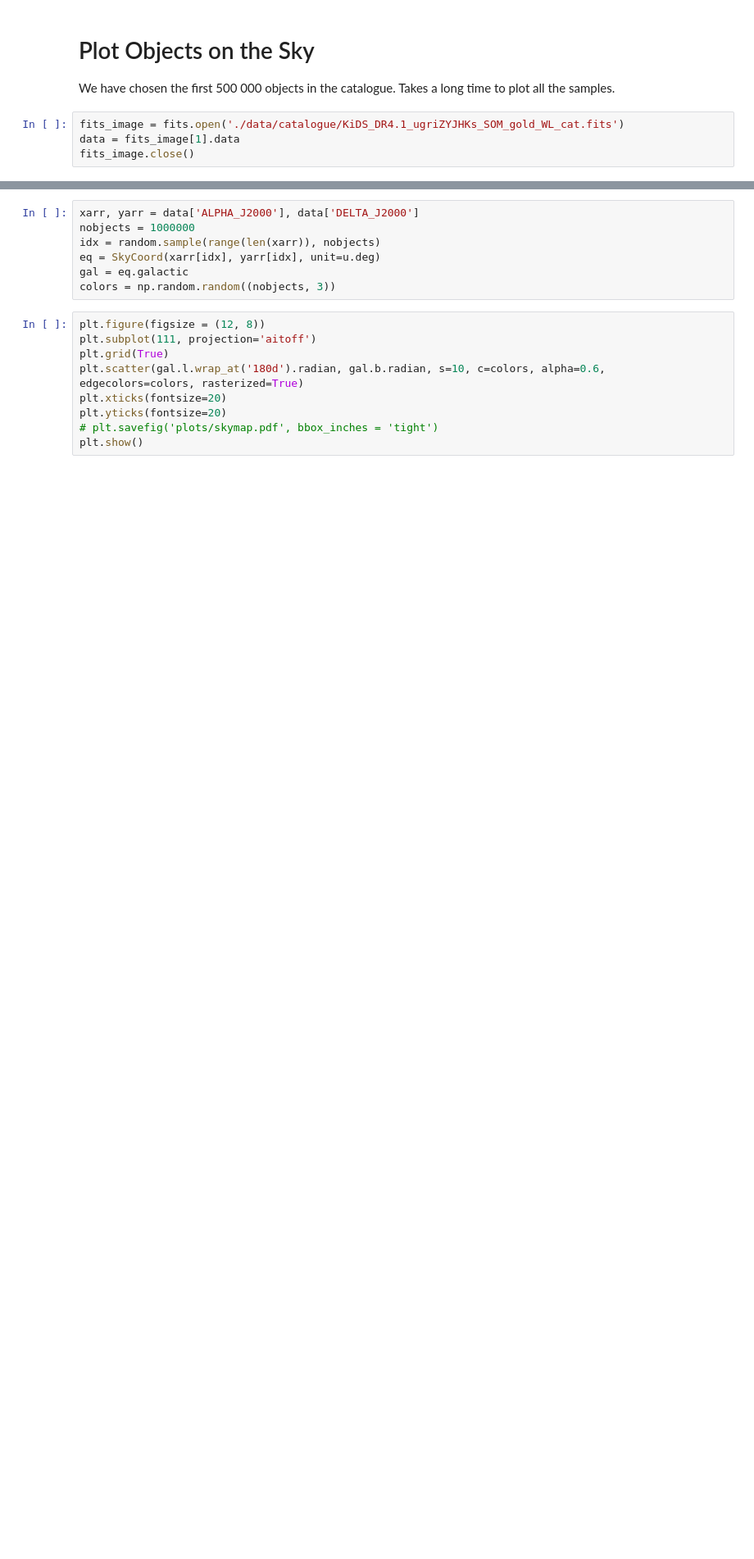
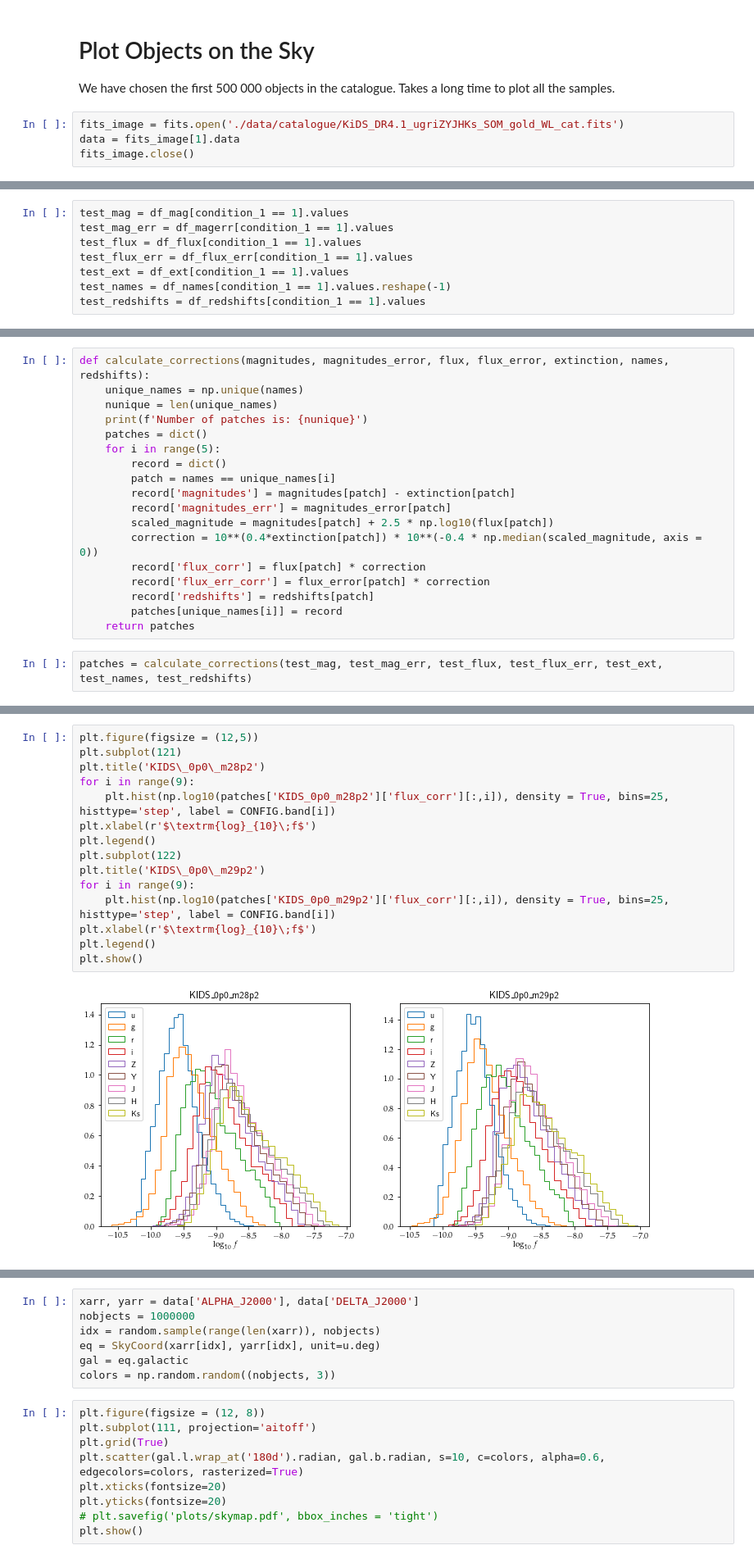
Before and after one commit to Harry45/BHM-nz, a Jupyter notebook: bhm/playground.ipynb, the cells around one changed output, grey strips where cells are left out. Shown at 82% size. Cells and saved outputs as stored; diff of their text form; blank space fills up the shorter version.

```diff
--- a/bhm/playground.ipynb
+++ b/bhm/playground.ipynb
@@ -119,0 +240,8 @@ array(['EXTINCTION_u', 'EXTINCTION_g', 'EXTINCTION_r', 'EXTINCTION_i',
+# %%
+test_mag = df_mag[condition_1 == 1].values
+test_mag_err = df_magerr[condition_1 == 1].values
+test_flux = df_flux[condition_1 == 1].values
+test_flux_err = df_flux_err[condition_1 == 1].values
+test_ext = df_ext[condition_1 == 1].values
+test_names = df_names[condition_1 == 1].values.reshape(-1)
+test_redshifts = df_redshifts[condition_1 == 1].values
@@ -119,0 +260,20 @@ array(['EXTINCTION_u', 'EXTINCTION_g', 'EXTINCTION_r', 'EXTINCTION_i',
+# %%
+def calculate_corrections(magnitudes, magnitudes_error, flux, flux_error, extinction, names, redshifts):
+    unique_names = np.unique(names)
+    nunique = len(unique_names)
+    print(f'Number of patches is: {nunique}')
+    patches = dict()
+    for i in range(5):
+        record = dict()
+        patch = names == unique_names[i]
+        record['magnitudes'] = magnitudes[patch] - extinction[patch]
+        record['magnitudes_err'] = magnitudes_error[patch]
+        scaled_magnitude = magnitudes[patch] + 2.5 * np.log10(flux[patch])
+        correction = 10**(0.4*extinction[patch]) * 10**(-0.4 * np.median(scaled_magnitude, axis = 0))
+        record['flux_corr'] = flux[patch] * correction
+        record['flux_err_corr'] = flux_error[patch] * correction
+        record['redshifts'] = redshifts[patch]
+        patches[unique_names[i]] = record
+    return patches
+# %%
+patches = calculate_corrections(test_mag, test_mag_err, test_flux, test_flux_err, test_ext, test_names, test_redshifts)
@@ -119,0 +287,17 @@ array(['EXTINCTION_u', 'EXTINCTION_g', 'EXTINCTION_r', 'EXTINCTION_i',
+# %%
+plt.figure(figsize = (12,5))
+plt.subplot(121)
+plt.title('KIDS\_0p0\_m28p2')
+for i in range(9):
+    plt.hist(np.log10(patches['KIDS_0p0_m28p2']['flux_corr'][:,i]), density = True, bins=25, histtype='step', label = CONFIG.band[i])
+plt.xlabel(r'$\textrm{log}_{10}\;f$')
+plt.legend()
+plt.subplot(122)
+plt.title('KIDS\_0p0\_m29p2')
+for i in range(9):
+    plt.hist(np.log10(patches['KIDS_0p0_m29p2']['flux_corr'][:,i]), density = True, bins=25, histtype='step', label = CONFIG.band[i])
+plt.xlabel(r'$\textrm{log}_{10}\;f$')
+plt.legend()
+plt.show()
+# %% [output]
+[figure, added]
```
Also changed, not shown: parts of 37 cells of this notebook, 6 other files.
